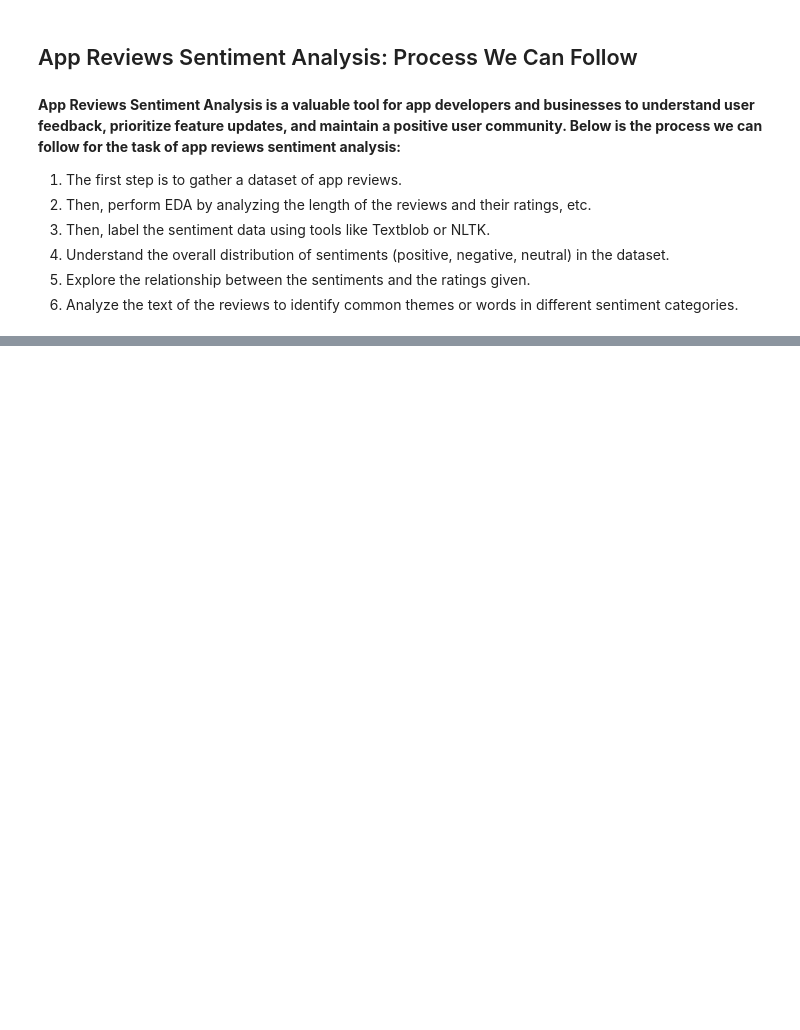
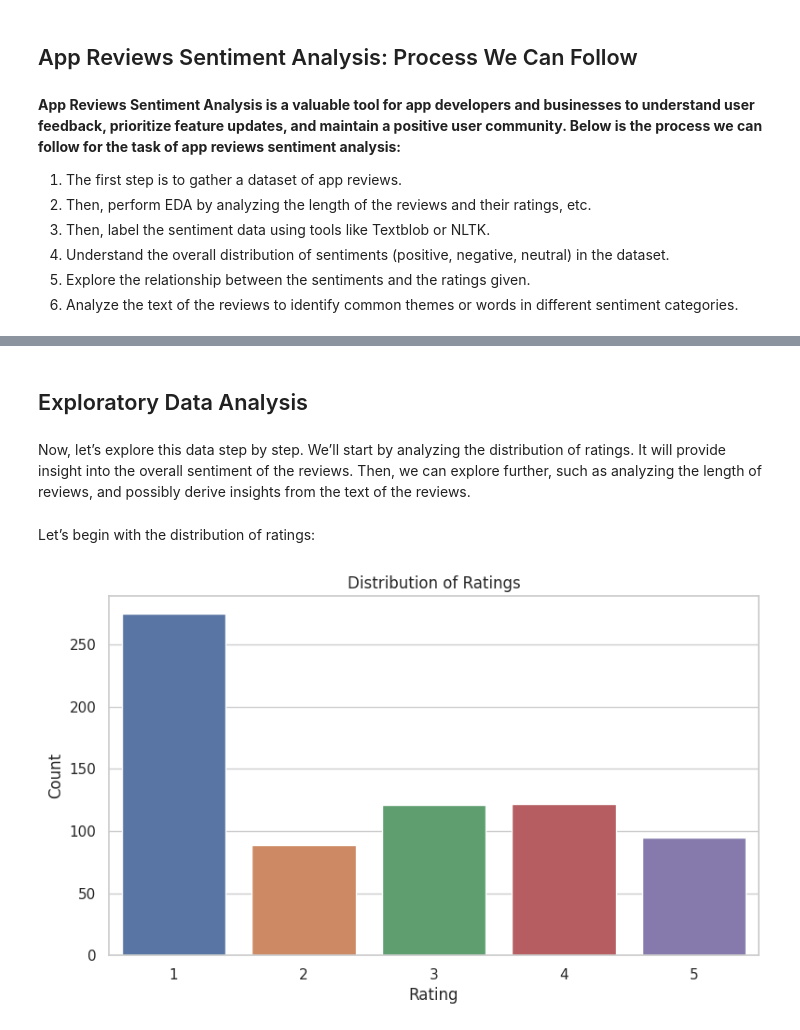
Before and after one commit to iamshanu14/App-Reviews-Sentiment-Analysis, a Jupyter notebook: App Reviews Sentiment Analysis.ipynb, the cells around one changed output, grey strips where cells are left out. Cells and saved outputs as stored; diff of their text form; code cells hidden in the pictures; blank space fills up the shorter version.

Commit message:
Kaggle Notebook | App Reviews Sentiment Analysis using Python | Version 1

```diff
--- a/App Reviews Sentiment Analysis.ipynb
+++ b/App Reviews Sentiment Analysis.ipynb
@@ -19,0 +28,2 @@ Below is the process we can follow for the task of app reviews sentiment analysi
+# %%
+linkedin_data = pd.read_csv("/kaggle/input/linkedin-app-review-dataset/linkedin-reviews.csv")
@@ -19,0 +61,17 @@ Below is the process we can follow for the task of app reviews sentiment analysi
+# %% [markdown]
+##  Exploratory Data Analysis
+# %% [markdown]
+Now, let’s explore this data step by step. We’ll start by analyzing the distribution of ratings. It will provide insight into the overall sentiment of the reviews. Then, we can explore further, such as analyzing the length of reviews, and possibly derive insights from the text of the reviews.
+# %% [markdown]
+Let’s begin with the distribution of ratings:
+# %%
+# Plotting the distribution of ratings
+sns.set(style="whitegrid")
+plt.figure(figsize=(9, 5))
+sns.countplot(data=linkedin_data, x='Rating')
+plt.title('Distribution of Ratings')
+plt.xlabel('Rating')
+plt.ylabel('Count')
+plt.show()
+# %% [output]
+[figure, added]
```
Also changed, not shown: parts of 21 cells of this notebook.
